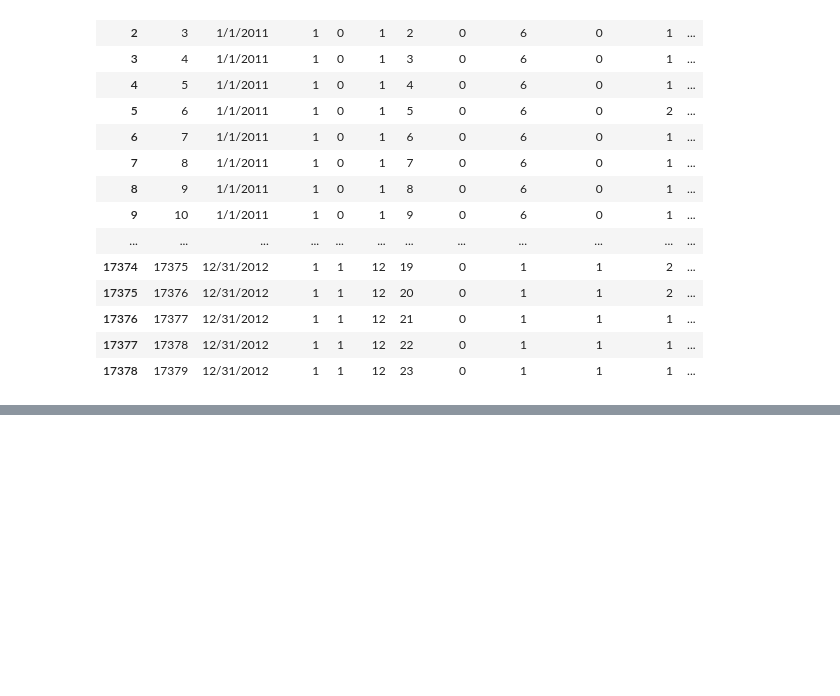
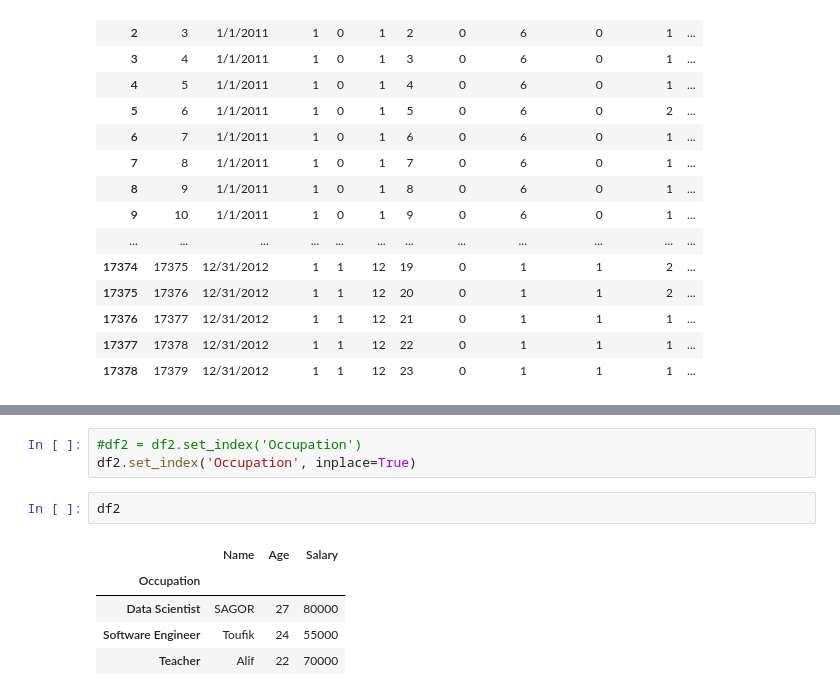
Before and after one commit to sagorgithub/Pandas-for-Data-Science, a Jupyter notebook: Day 07/main.ipynb, the cells around one changed output, grey strips where cells are left out. Saved outputs shown, nothing was run; the diff lists cells and outputs as text; blank space fills up the shorter version.

```diff
--- a/Day 07/main.ipynb
+++ b/Day 07/main.ipynb
@@ -435,0 +526,11 @@ df[df['dteday'].isin(['1/1/2011', '12/31/2012'])]  # Check if 'dteday' is in the
+# %%
+#df2 = df2.set_index('Occupation')
+df2.set_index('Occupation', inplace=True)
+# %%
+df2
+# %% [output]
+|  | Name | Age | Salary |
+| Occupation |  |  |  |
+| Data Scientist | SAGOR | 27 | 80000 |
+| Software Engineer | Toufik | 24 | 55000 |
+| Teacher | Alif | 22 | 70000 |
```
Also changed, not shown: parts of 10 cells of this notebook.
